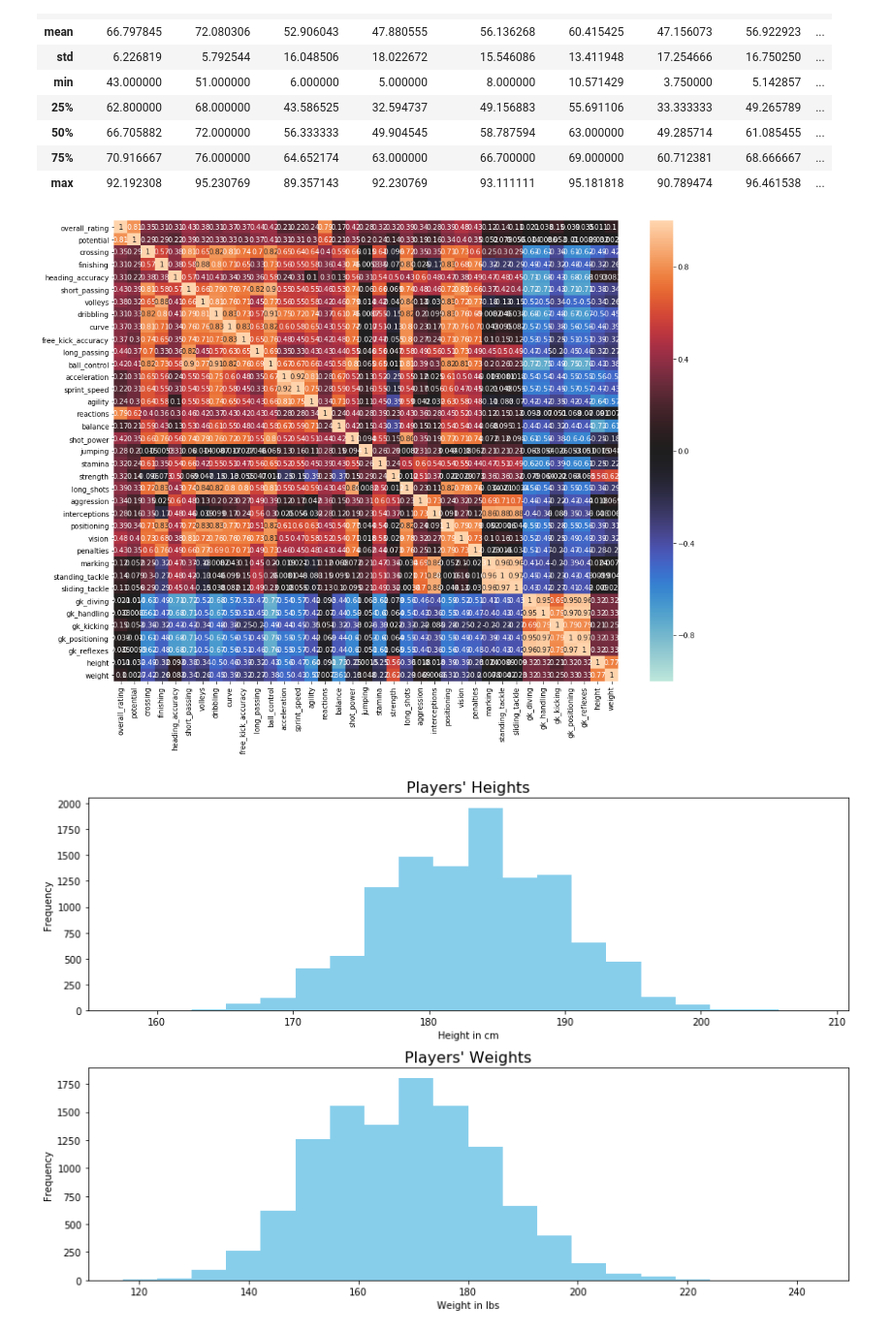
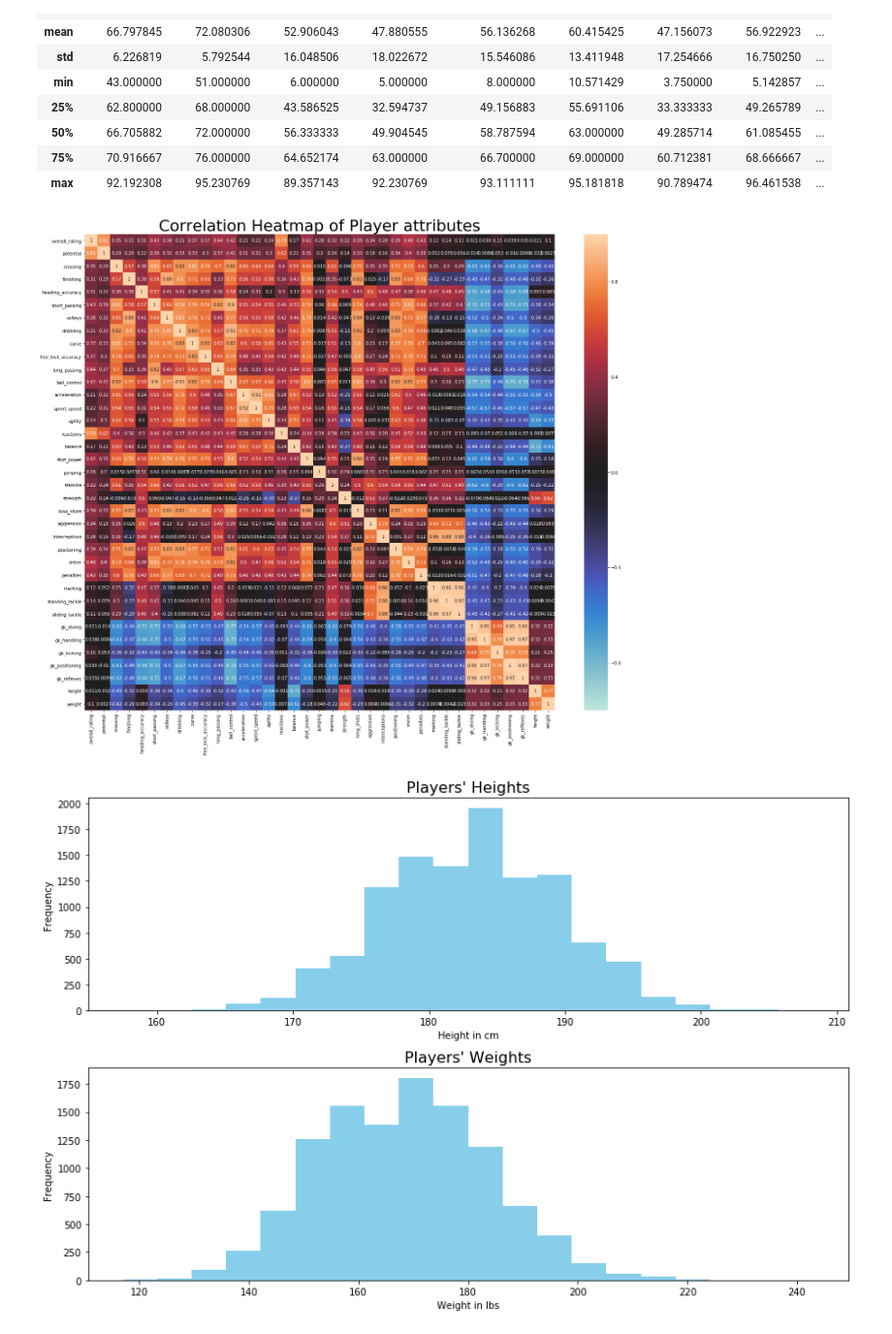
Before and after one commit to hbbhsy/European-Soccer-EDA, a Jupyter notebook: European Soccer EDA-Copy1.ipynb, the cells around one changed output. Shown at 97% size. Drawn from its saved outputs; the diff is of its cells as text; code cells hidden in the pictures.

```diff
--- a/European Soccer EDA-Copy1.ipynb
+++ b/European Soccer EDA-Copy1.ipynb
@@ -111,12 +111,14 @@ player_avg[['overall_rating','potential','crossing', 'finishing', 'heading_accur
 | max | 92.192308 | 95.230769 | 89.357143 | 92.230769 | 93.111111 | 95.181818 | 90.789474 | 96.461538 | ... |
 # %%
 player_atr_corr
-fig,ax=plt.subplots(figsize=(16,12))
+fig,ax=plt.subplots(figsize=(24,20))
 ax=sns.heatmap(player_atr_corr,vmin=-1,vmax=1,center=0,annot=True)
+ax.set_title('Correlation Heatmap of Player attributes',size=36)
+plt.savefig('images/playerheatmap.png')
 plt.show()
 # ax.set_title('Correlation Heatmap of Player attributes',size=16)
 # %% [output]
-[figure, old version]
+[figure, new version]
 # %%
 fig,axs=plt.subplots(2,1,figsize=(12,8))
 
```
Also changed, not shown: parts of 5 cells of this notebook, 7 other files.
